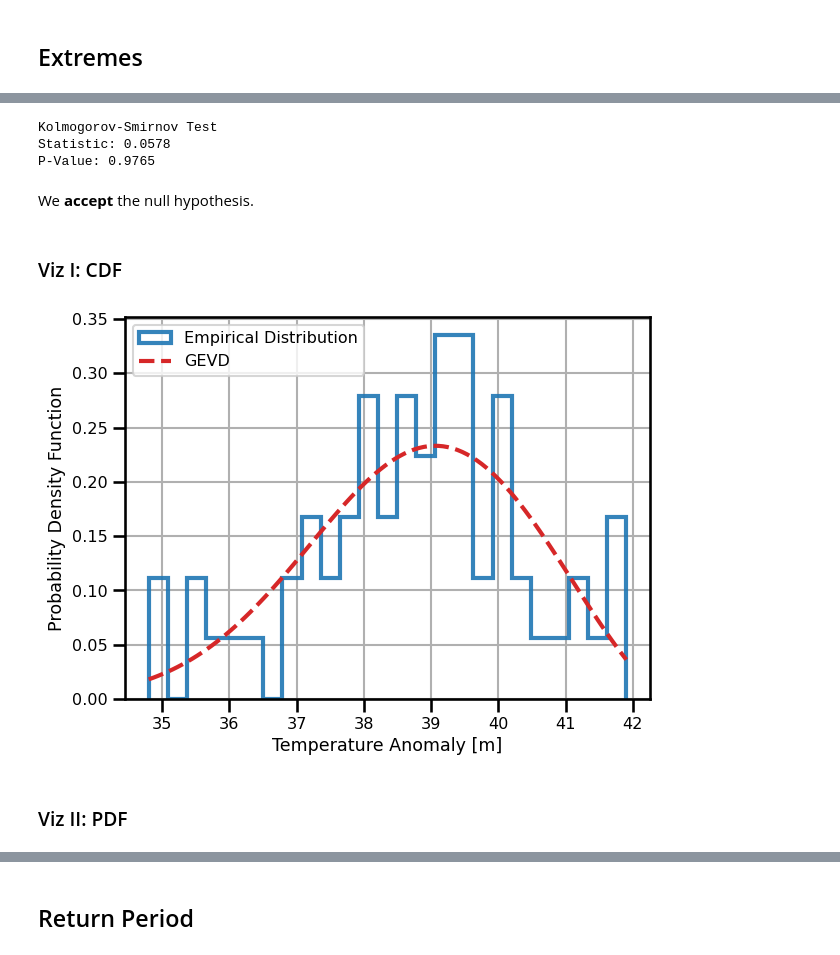
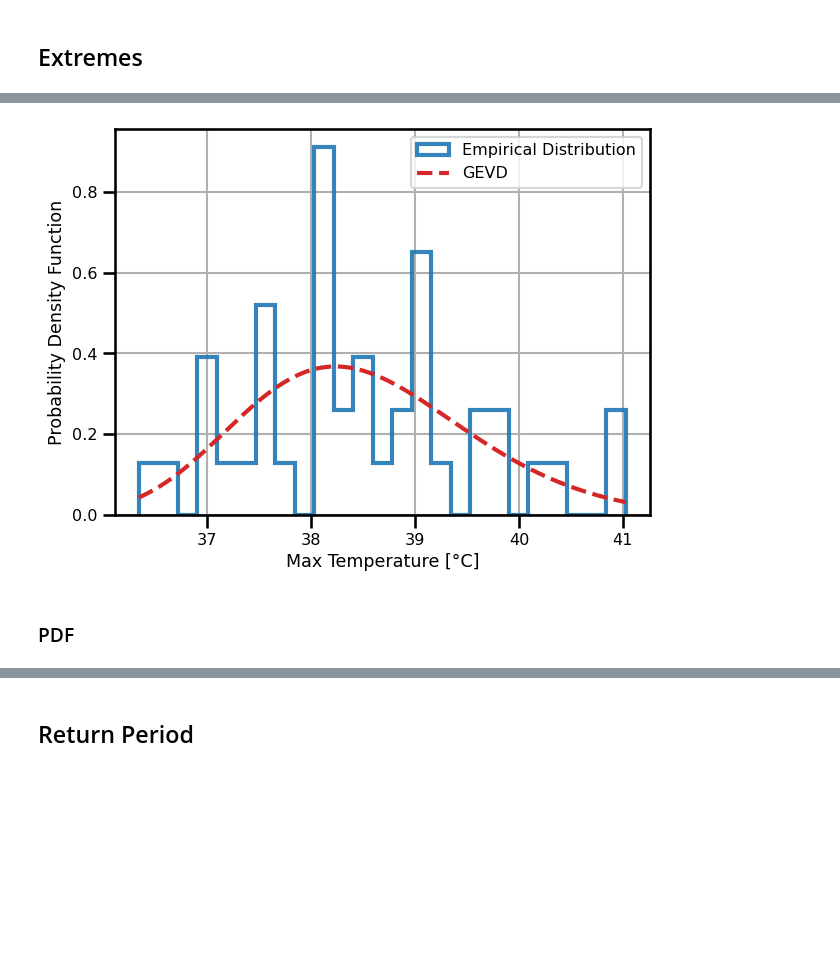
Before and after one commit to jejjohnson/jbayesevt, a Jupyter notebook: notebooks/evt/1.3_evt_scipy_gevd.ipynb, the cells around one changed output, grey strips where cells are left out. Saved outputs shown, nothing was run; the diff lists cells and outputs as text; code cells hidden in the pictures; blank space fills up the shorter version.

```diff
--- a/notebooks/evt/1.3_evt_scipy_gevd.ipynb
+++ b/notebooks/evt/1.3_evt_scipy_gevd.ipynb
@@ -169,0 +170,10 @@ plt.show()
+# %%
+y = extremes_madrid.t2m_max.values
+# %%
+# fit parameters to data
+params = genextreme.fit(y, method="MLE")
+model = genextreme(*params)
+print("Parameters (MLE):")
+print(f"Shape - ξ: {params[0]:.4f}")
+print(f"Loc   - μ: {params[1]:.4f}")
+print(f"Scale - σ: {params[2]:.4f}")
@@ -180,8 +186,0 @@ It also has built-in method to learn the parameters using the MLE method.
-# %%
-# fit parameters to data
-params = genextreme.fit(extremes, method="MLE")
-model = genextreme(*params)
-print("Parameters (MLE):")
-print(f"Shape - ξ: {params[0]:.4f}")
-print(f"Loc   - μ: {params[1]:.4f}")
-print(f"Scale - σ: {params[2]:.4f}")
@@ -201,39 +187,26 @@ from scipy.stats import kstest
-# %%
-out = kstest(extremes, model.cdf)
-print(f"Kolmogorov-Smirnov Test")
-print(f"Statistic: {out.statistic:.4f}")
-print(f"P-Value: {out.pvalue:.4f}")
-# %% [output]
-Kolmogorov-Smirnov Test
-Statistic: 0.0578
-P-Value: 0.9765
-# %% [markdown]
-We **accept** the null hypothesis.
-# %% [markdown]
-### Viz I: CDF
 # %%
 # create a length of the domain
-x_domain = np.linspace(extremes.min(), extremes.max(), 100)
+y_domain = np.linspace(y.min(), y.max(), 1000)
 # get the PDF of the distribution
-y_pdf = genextreme.pdf(x_domain, *params)
+y_pdf = genextreme.pdf(y_domain, *params)
 # %%
 fig, ax = plt.subplots()
 
-ax.hist(extremes, bins=25, rwidth=2, alpha=0.9, cumulative=False, density=True, color="tab:blue", linewidth=3, histtype="step", label="Empirical Distribution")
-ax.plot(x_domain, y_pdf, linewidth=3, linestyle="--", color="tab:red", label="GEVD")
+ax.hist(y, bins=25, rwidth=2, alpha=0.9, cumulative=False, density=True, color="tab:blue", linewidth=3, histtype="step", label="Empirical Distribution")
+ax.plot(y_domain, y_pdf, linewidth=3, linestyle="--", color="tab:red", label="GEVD")
 
 ax.set(
-    xlabel="Temperature Anomaly [m]",
+    xlabel="Max Temperature [°C]",
     ylabel="Probability Density Function",
 )
 
 plt.grid(which="both", visible=True)
 plt.tight_layout()
 plt.legend()
 plt.show()
 # %% [output]
-[figure, old version]
+[figure, new version]
 # %% [markdown]
-### Viz II: PDF
+### PDF
 # %%
 # get the CDF of the distribution
```
Also changed, not shown: parts of 54 cells of this notebook, 19 other files.
